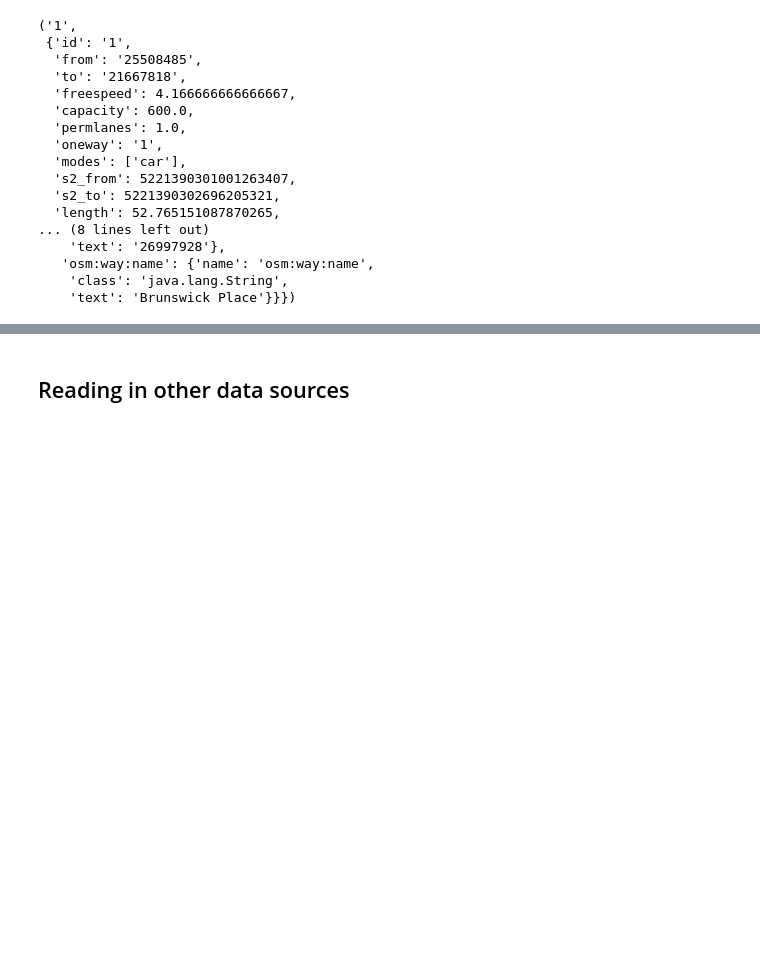
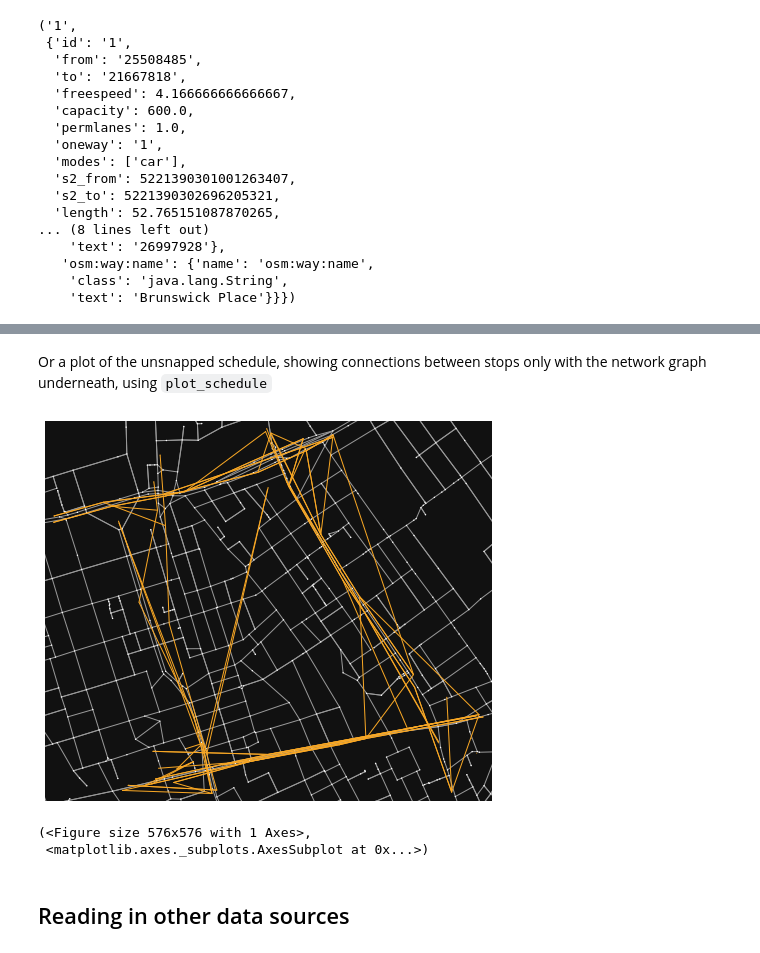
Before and after one commit to arup-group/genet, a Jupyter notebook: notebooks/GeNet walk-through.ipynb, the cells around one changed output, grey strips where cells are left out. Saved outputs shown, nothing was run; the diff lists cells and outputs as text; code cells hidden in the pictures; blank space fills up the shorter version.

```diff
--- a/notebooks/GeNet walk-through.ipynb
+++ b/notebooks/GeNet walk-through.ipynb
@@ -74,3 +94,11 @@ list(n.links())[0]
+# %% [markdown]
+Or a plot of the unsnapped schedule, showing connections between stops only with the network graph underneath, using `plot_schedule`
+# %%
+n.plot_schedule()
+# %% [output]
+[figure, added]
+(<Figure size 576x576 with 1 Axes>,
+ <matplotlib.axes._subplots.AxesSubplot at 0x...>)
 # %% [markdown]
 ## Reading in other data sources
 # %% [markdown]
```
Also changed, not shown: parts of 62 cells of this notebook, 4 other files.
